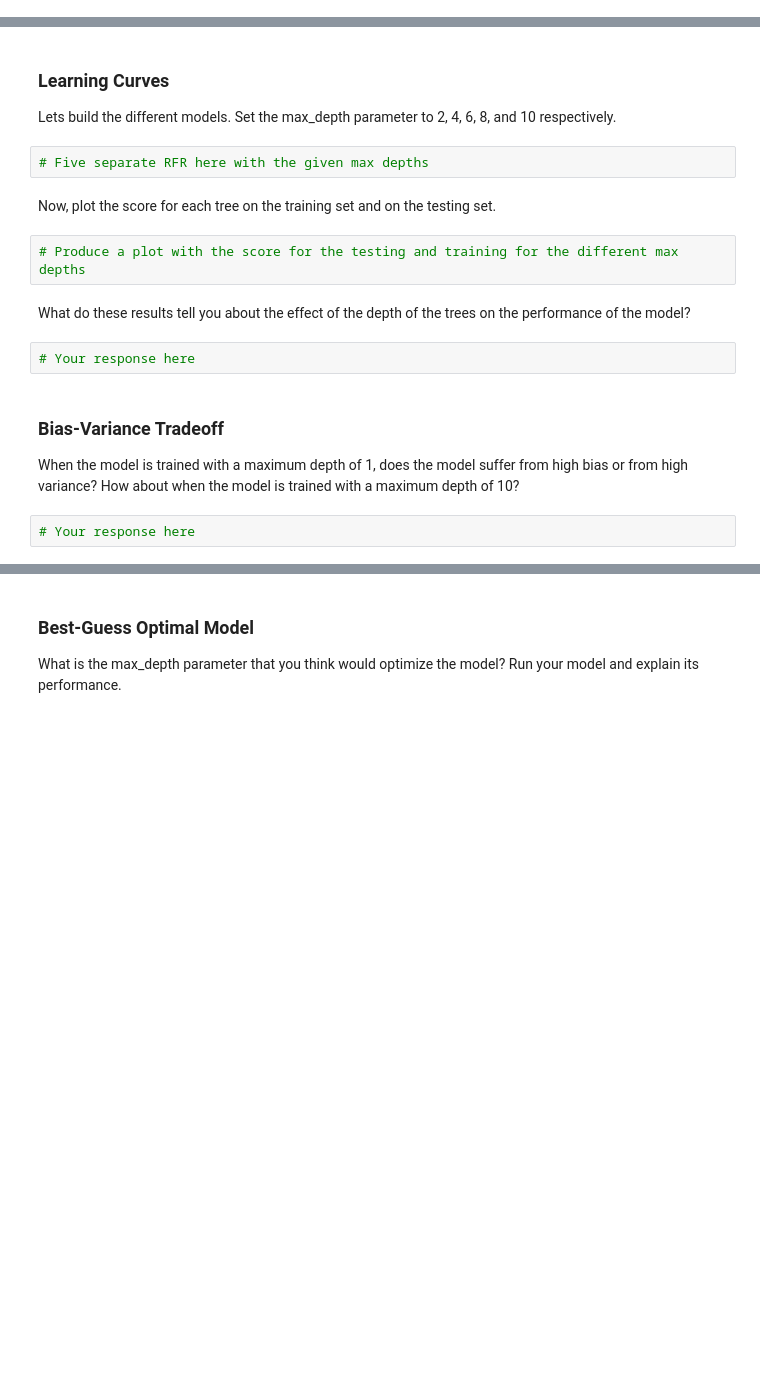
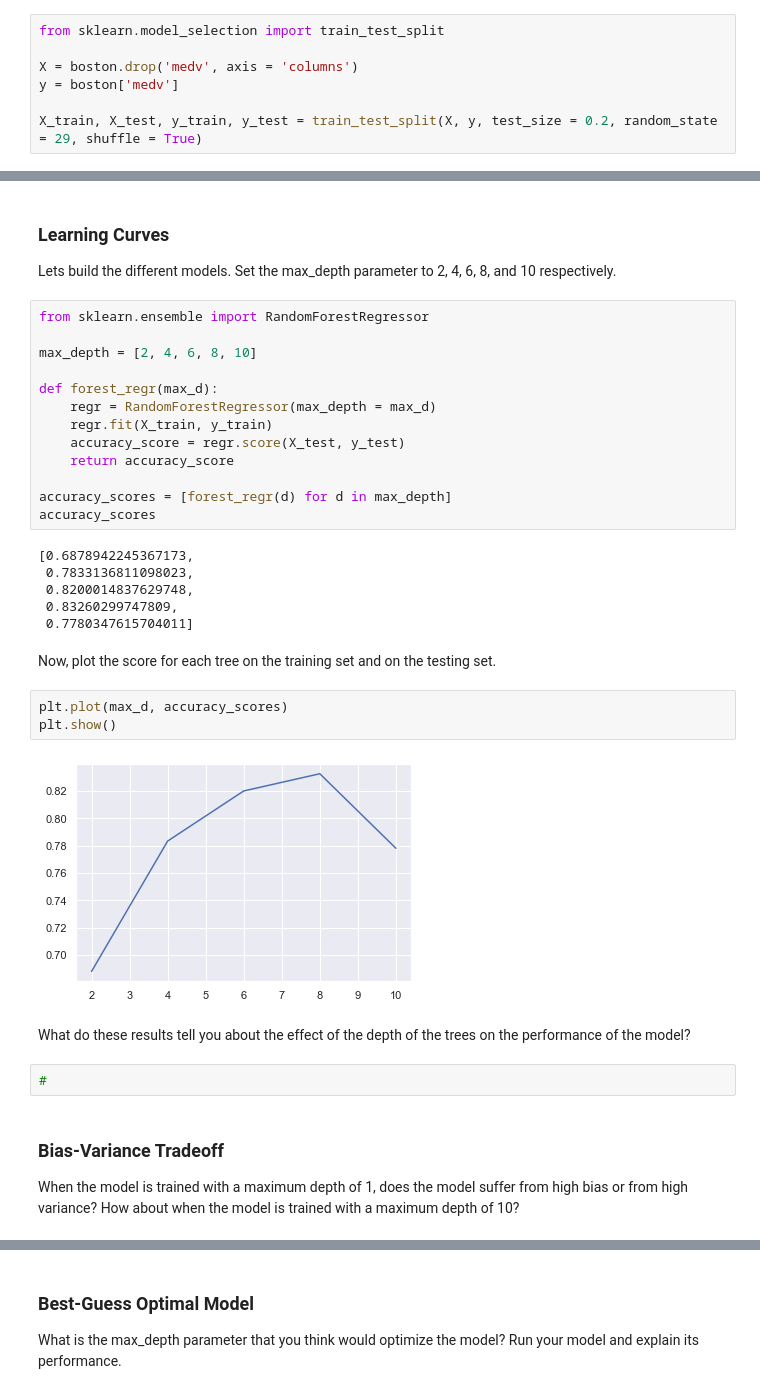
Before and after one commit to ta-data-lis/lab-problems-in-ml, a Jupyter notebook: your-code/lab_boston_housing.ipynb, the cells around one changed output, grey strips where cells are left out. Saved outputs shown, nothing was run; the diff lists cells and outputs as text; blank space fills up the shorter version.

```diff
--- a/your-code/lab_boston_housing.ipynb
+++ b/your-code/lab_boston_housing.ipynb
@@ -205,3 +212,10 @@ Split the data into the testing and training datasets. Shuffle the data as well
+# %%
+from sklearn.model_selection import train_test_split
+
+X = boston.drop('medv', axis = 'columns')
+y = boston['medv']
+
+X_train, X_test, y_train, y_test = train_test_split(X, y, test_size = 0.2, random_state = 29, shuffle = True)
 # %% [markdown]
 ----
 
@@ -210,18 +224,36 @@ Next, we are going to build a Random Forest Regressor, and test its performance
 # %% [markdown]
 ### Learning Curves
 Lets build the different models. Set the max_depth parameter to 2, 4, 6, 8, and 10 respectively.
-# %%
-# Five separate RFR here with the given max depths
+# %%
+from sklearn.ensemble import RandomForestRegressor
+
+max_depth = [2, 4, 6, 8, 10]
+
+def forest_regr(max_d):
+    regr = RandomForestRegressor(max_depth = max_d)
+    regr.fit(X_train, y_train)
+    accuracy_score = regr.score(X_test, y_test)
+    return accuracy_score
+
+accuracy_scores = [forest_regr(d) for d in max_depth]
+accuracy_scores
+# %% [output]
+[0.6878942245367173,
+ 0.7833136811098023,
+ 0.8200014837629748,
+ 0.83260299747809,
+ 0.7780347615704011]
 # %% [markdown]
 Now, plot the score for each tree on the training set and on the testing set.
-# %%
-# Produce a plot with the score for the testing and training for the different max depths
+# %%
+plt.plot(max_d, accuracy_scores)
+plt.show()
+# %% [output]
+[figure, added]
 # %% [markdown]
 What do these results tell you about the effect of the depth of the trees on the performance of the model?
-# %%
-# Your response here
+# %%
+#
 # %% [markdown]
 ### Bias-Variance Tradeoff
 When the model is trained with a maximum depth of 1, does the model suffer from high bias or from high variance? How about when the model is trained with a maximum depth of 10?
-# %%
-# Your response here
```
Also changed, not shown: parts of 14 cells of this notebook.
